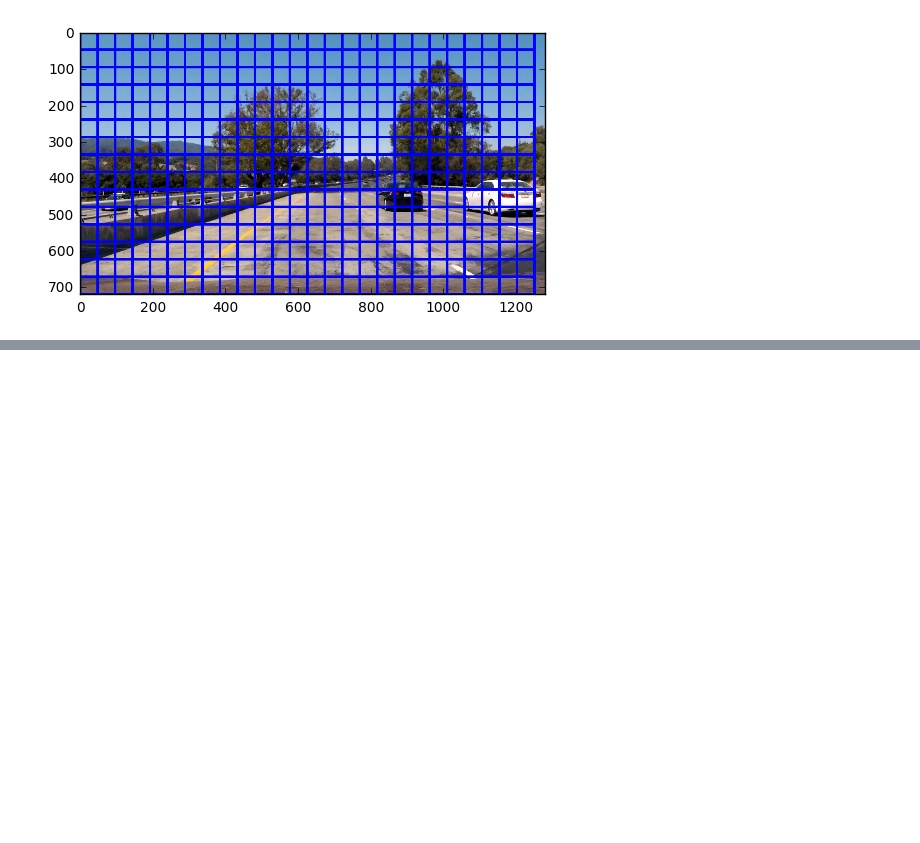
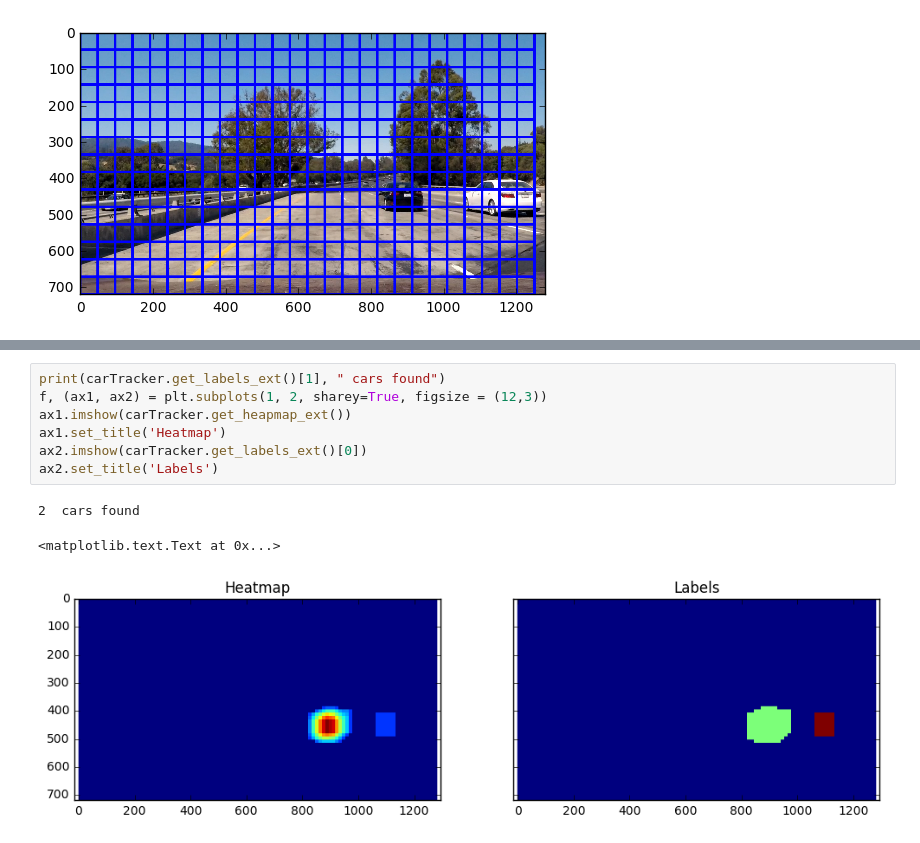
Before and after one commit to sunilp/CarND-Vehicle-Detection-P5, a Jupyter notebook: vehicle-detection.ipynb, the cells around one changed output, grey strips where cells are left out. Drawn from its saved outputs; the diff is of its cells as text; blank space fills up the shorter version.

```diff
--- a/vehicle-detection.ipynb
+++ b/vehicle-detection.ipynb
@@ -571,0 +606,11 @@ ValueError: X has 8460 features per sample; expecting 6108
+# %%
+print(carTracker.get_labels_ext()[1], " cars found")
+f, (ax1, ax2) = plt.subplots(1, 2, sharey=True, figsize = (12,3))
+ax1.imshow(carTracker.get_heapmap_ext())
+ax1.set_title('Heatmap')
+ax2.imshow(carTracker.get_labels_ext()[0])
+ax2.set_title('Labels')
+# %% [output]
+2  cars found
+<matplotlib.text.Text at 0x...>
+[figure, added]
```
Also changed, not shown: parts of 13 cells of this notebook, 9 other files.
